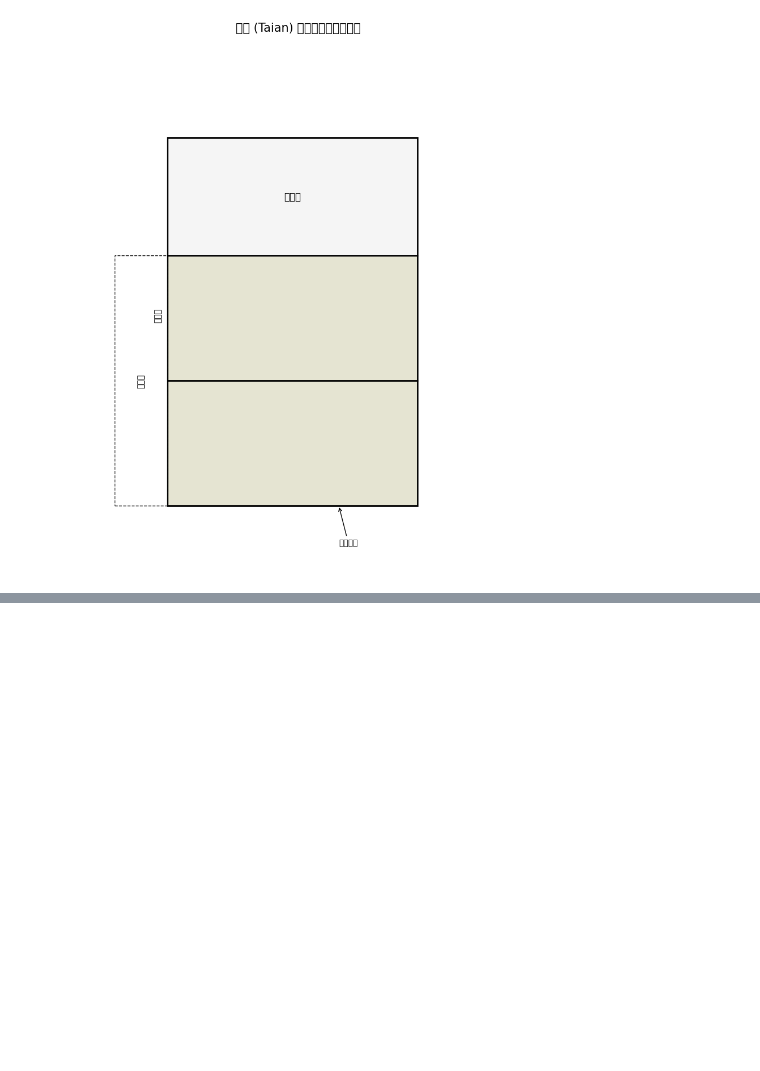
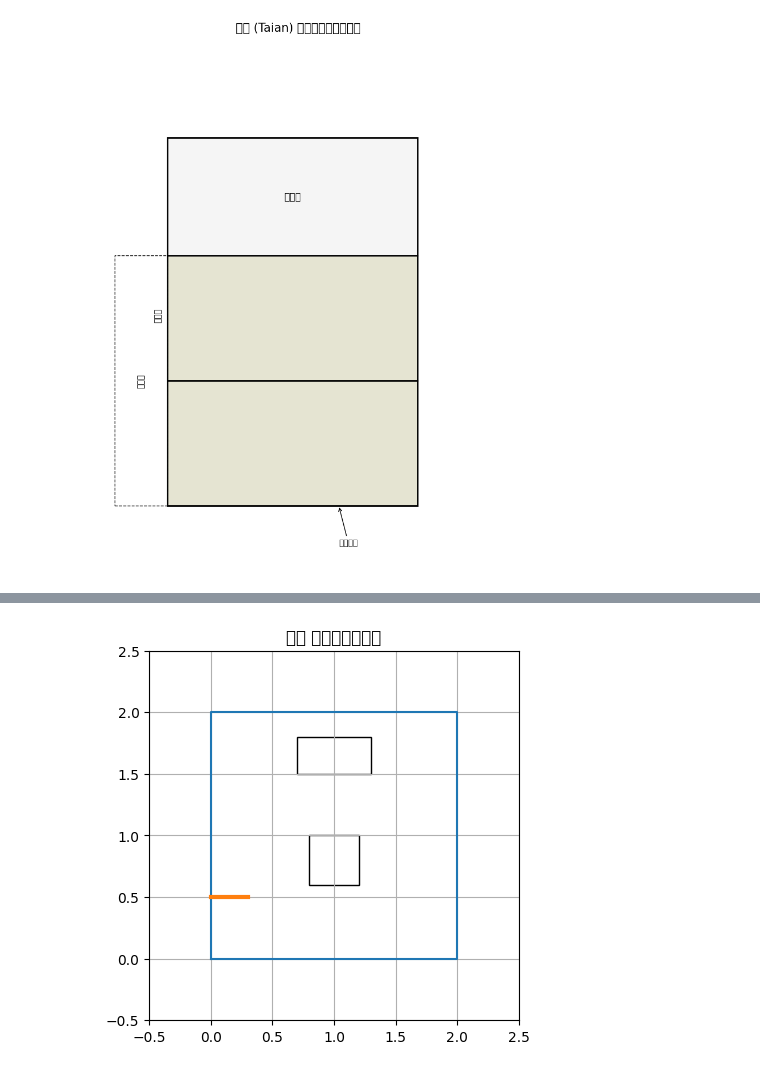
Before and after one commit to bonsai/tai-an, a Jupyter notebook: 000.ipynb, the cells around one changed output, grey strips where cells are left out. Cells and saved outputs as stored; diff of their text form; code cells hidden in the pictures; blank space fills up the shorter version.

```diff
--- a/000.ipynb
+++ b/000.ipynb
@@ -53,0 +434,32 @@ if __name__ == "__main__":
+# %%
+#001
+import matplotlib.pyplot as plt
+
+fig, ax = plt.subplots()
+
+# 部屋サイズ（約2畳：ざっくり2m x 2m）
+room_size = 2.0
+
+# 外枠
+ax.plot([0, room_size, room_size, 0, 0],
+        [0, 0, room_size, room_size, 0])
+
+# にじり口（小さい入口）
+ax.plot([0, 0.3], [0.5, 0.5], linewidth=3)
+
+# 炉（中央やや手前）
+ax.add_patch(plt.Rectangle((0.8, 0.6), 0.4, 0.4, fill=False))
+
+# 床の間（上側）
+ax.add_patch(plt.Rectangle((0.7, 1.5), 0.6, 0.3, fill=False))
+
+# 表示設定
+ax.set_aspect('equal')
+ax.set_xlim(-0.5, 2.5)
+ax.set_ylim(-0.5, 2.5)
+ax.set_title("待庵 平面図（簡易）")
+
+plt.grid()
+plt.show()
+# %% [output]
+[figure, added]
```
Also changed, not shown: parts of 3 cells of this notebook.
